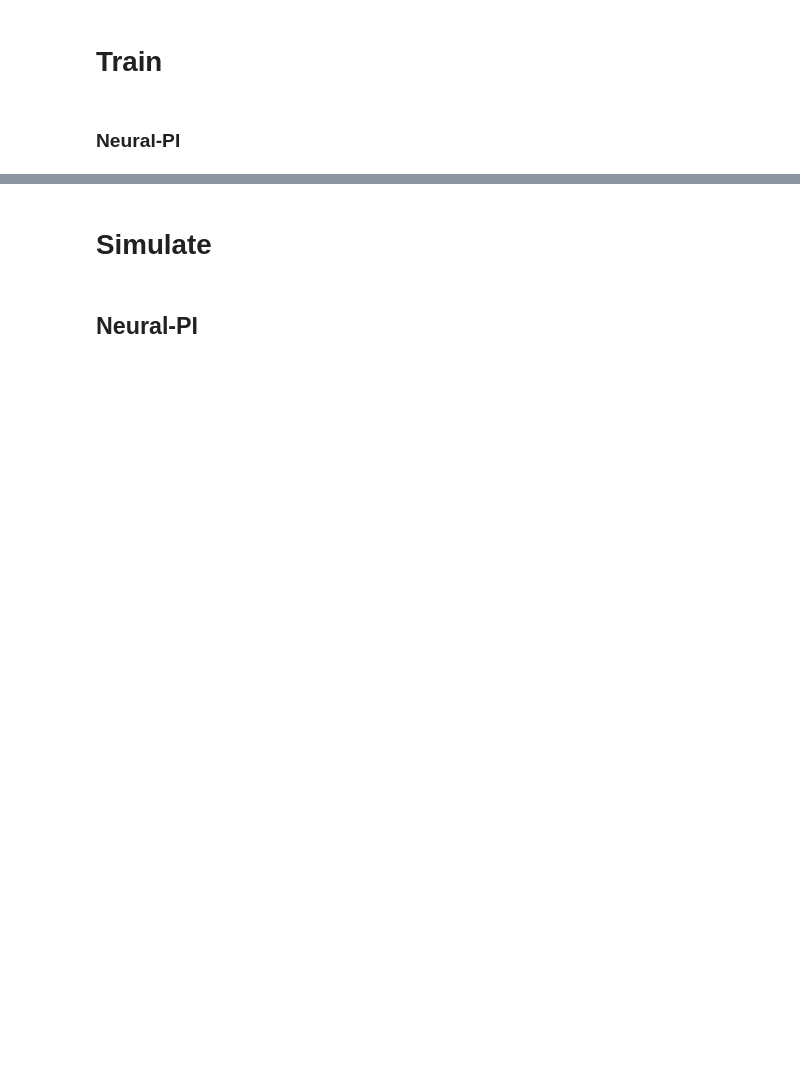
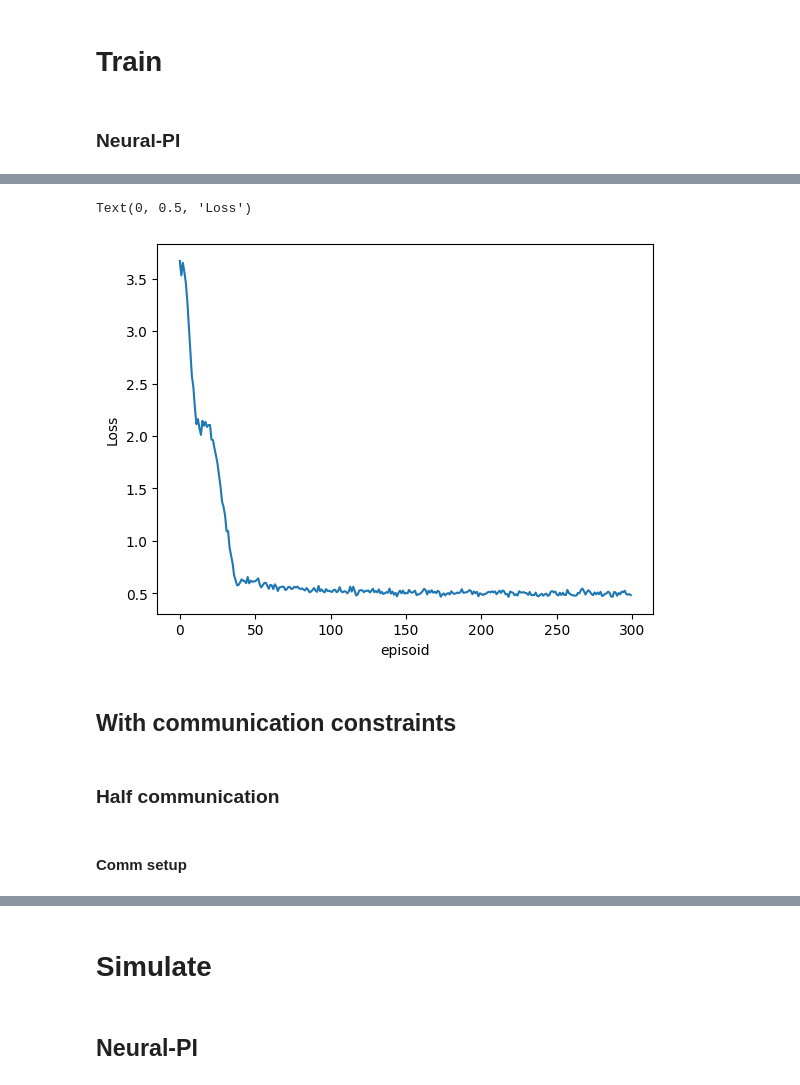
Before and after one commit to xJinLi/SCNNPI, a Jupyter notebook: Neural_PI_Power_IEEENE39.ipynb, the cells around one changed output, grey strips where cells are left out. Saved outputs shown, nothing was run; the diff lists cells and outputs as text; code cells hidden in the pictures; blank space fills up the shorter version.

```diff
--- a/Neural_PI_Power_IEEENE39.ipynb
+++ b/Neural_PI_Power_IEEENE39.ipynb
@@ -441,19 +458,18 @@ class MinimalRNNCell_WoCost_SCNN(keras.layers.Layer):
         return [loss0,frequency,action_node_p,action_node_i, action], [next_state]
 # %%
-loop_seed = 5
+loop_seed = 1
 model_list = []
 loss_list = []
-episodes  = 400 # total number of iterations to update weights
-units = dim_action #dimension of each state
+episodes  = 300 # total number of iterations to update weights
+units = dim_action*3 #dimension of each state
 internal_units = 10 # demension of the neural network for control policy
-internal_units_SCNN = 20
-T = 400  #Total period considered
-Batch_num = 300
-# Batch_num = 300 # number of batch in each episodes
+internal_units_SCNN = 10
+T = 300  #Total period considered
+Batch_num = 300 # number of batch in each episodes
 PrintUpdate = 50
 Comp_time_list = []
 
-for loop in range(3,loop_seed):
+for loop in range(0,loop_seed):
     random.seed(datetime.now())
 
     start = time.time()
@@ -465,7 +481,7 @@ for loop in range(3,loop_seed):
     model_WoCost_SCNN = tf.keras.models.Model([input_1], outputs)
     model_WoCost_SCNN.compile(optimizer = 'adam', loss = 'mse', metrics = ['accuracy'])
 
-    x0 = np.ones((Batch_num, T, dim_action), dtype=np.float32)
+    x0 = np.ones((Batch_num,T,dim_action))
     y0 = model_WoCost_SCNN(x0)
     Loss_record = []
     Pe_rnn_record = []
@@ -492,16 +508,16 @@ for loop in range(3,loop_seed):
             step_change = np.random.uniform(-1,1,(Batch_num*Percent_step_change))*range_step_change
             for t_interupt in range(0,T):
                 Pm_change[idx_batch_deviation,t_interupt, idx_gen_deviation]\
-                                = (slot_start_deviation<= t_interupt)*step_change   #添加随机扰动
-        layer_WoCost_SCNN.reset_states( np.hstack((initial_state, np.zeros((Batch_num,action_units*2)))))
+                                = (slot_start_deviation<= t_interupt)*step_change
+        layer_WoCost_SCNN.reset_states( np.hstack((initial_state, np.zeros((Batch_num,action_units)))))
         with tf.GradientTape(persistent = True) as tape:
             [loss0,frequency,action0,actions, action] = model_WoCost_SCNN(Pm_change)
             loss_action =0.005*K.sum(K.pow(action,2))/Batch_num
             loss_freq = K.sum(K.max(K.abs(frequency),axis = 1))/Batch_num + 0.05*K.sum(K.abs(frequency))/Batch_num
-            loss = loss_action + loss_freq   #暂态成本
+            loss = loss_action + loss_freq
 
-        grads = tape.gradient(loss, model_WoCost_SCNN.variables)   #计算相对于模型参数的梯度
-        optimizer.apply_gradients(zip(grads, model_WoCost_SCNN.variables))  #更新权重
+        grads = tape.gradient(loss, model_WoCost_SCNN.variables)
+        optimizer.apply_gradients(zip(grads, model_WoCost_SCNN.variables))
         Loss_record.append(loss)
 
         if i % (PrintUpdate) ==  0:
@@ -529,4 +558,13 @@ InvalidArgumentError: Exception encountered when calling RNN.call().
 # %%
-print(x0.shape)plt.plot(Loss_record)
+plt.plot(Loss_record)
 plt.xlabel('episoid')
 plt.ylabel('Loss')
+# %% [output]
+Text(0, 0.5, 'Loss')
+[figure, added]
+# %% [markdown]
+## With communication constraints
+# %% [markdown]
+### Half communication
+# %% [markdown]
+#### Comm setup
```
Also changed, not shown: parts of 50 cells of this notebook.
